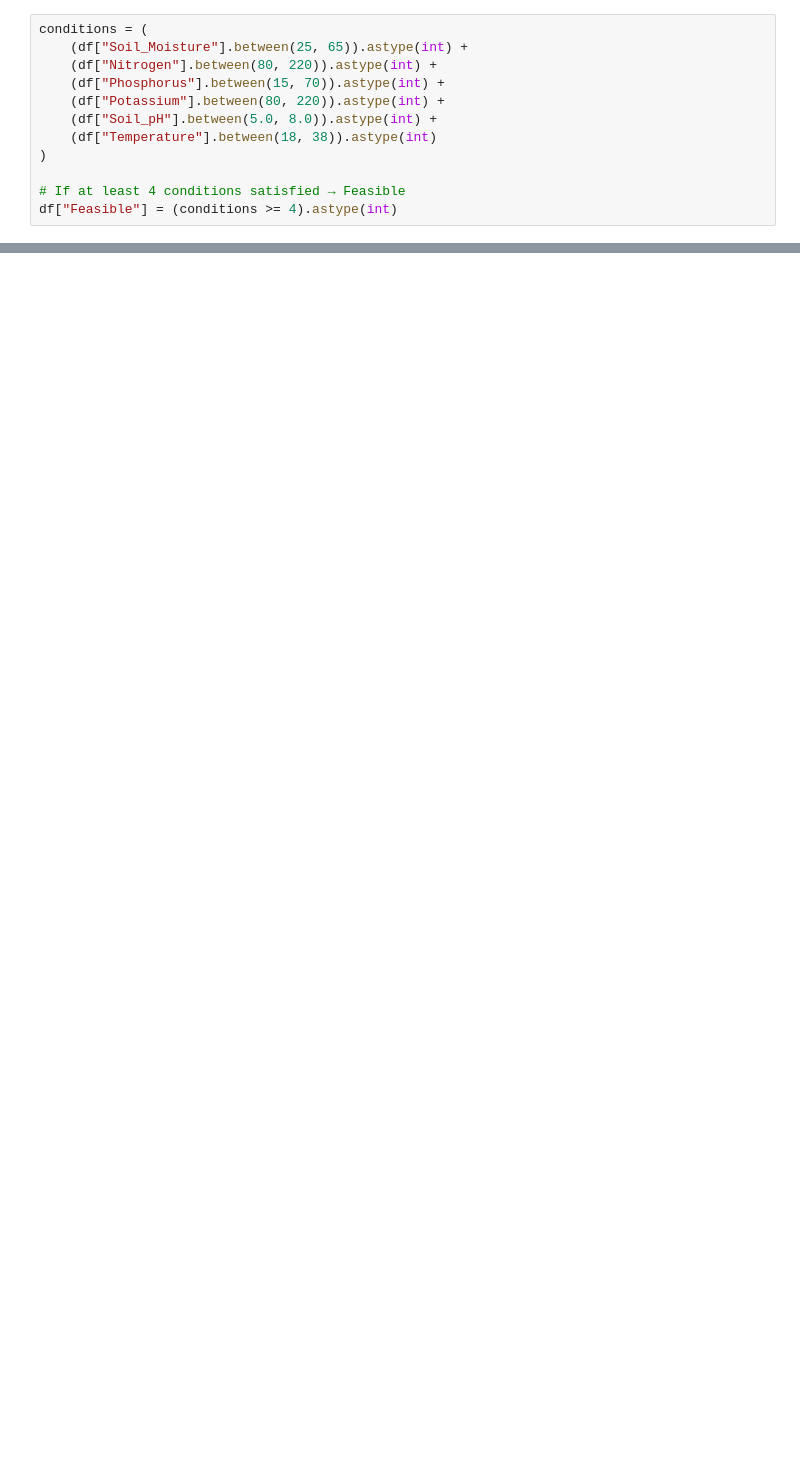
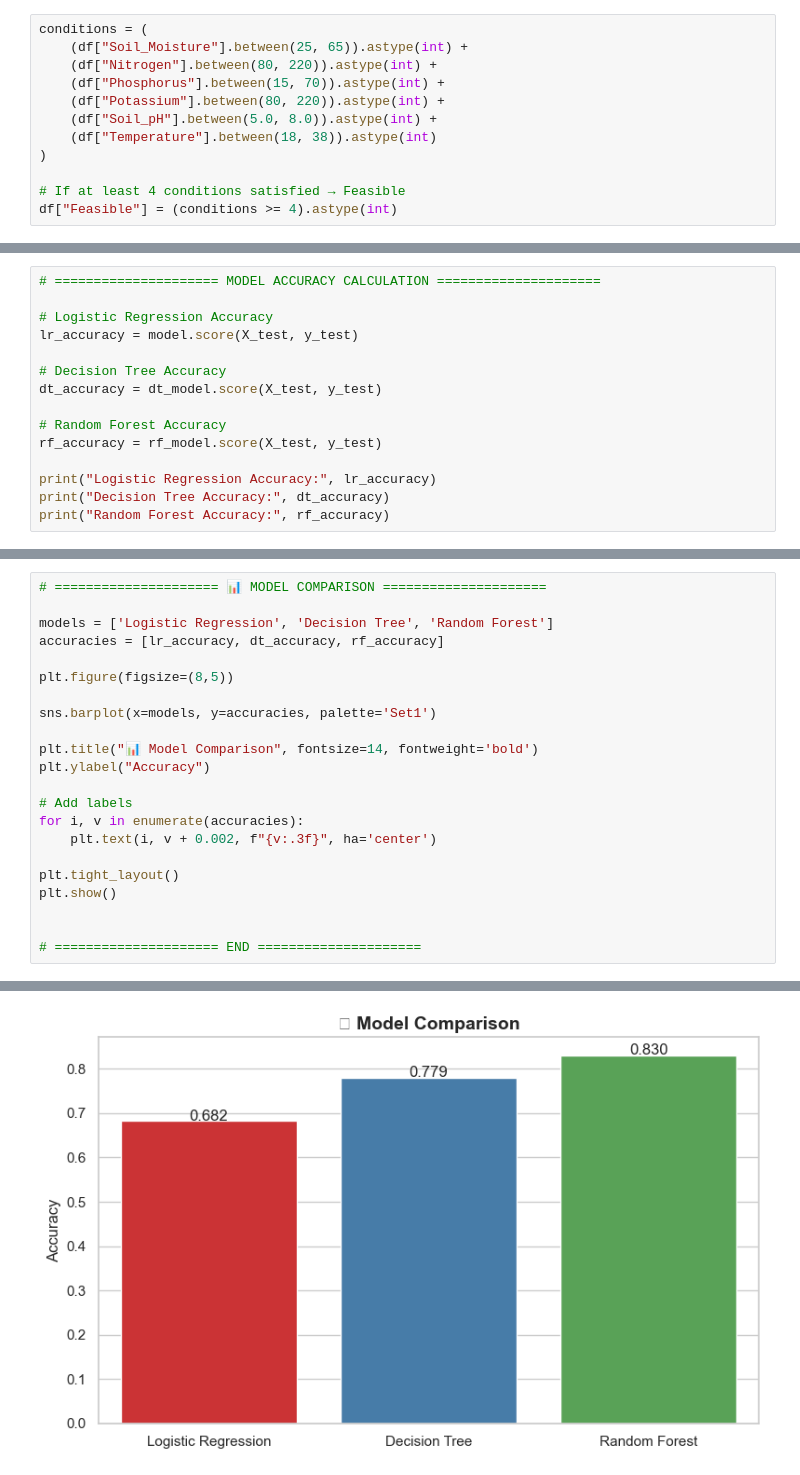
Before and after one commit to vanshikaagarwal23/mango-cultivation-soil-analysis-ml, a Jupyter notebook: model2.ipynb, the cells around one changed output, grey strips where cells are left out. Saved outputs shown, nothing was run; the diff lists cells and outputs as text; blank space fills up the shorter version.

```diff
--- a/model2.ipynb
+++ b/model2.ipynb
@@ -227,0 +508,15 @@ rf_model = RandomForestClassifier(
+# %%
+# ===================== MODEL ACCURACY CALCULATION =====================
+
+# Logistic Regression Accuracy
+lr_accuracy = model.score(X_test, y_test)
+
+# Decision Tree Accuracy
+dt_accuracy = dt_model.score(X_test, y_test)
+
+# Random Forest Accuracy
+rf_accuracy = rf_model.score(X_test, y_test)
+
+print("Logistic Regression Accuracy:", lr_accuracy)
+print("Decision Tree Accuracy:", dt_accuracy)
+print("Random Forest Accuracy:", rf_accuracy)
@@ -227,0 +527,23 @@ rf_model = RandomForestClassifier(
+# %%
+# ===================== 📊 MODEL COMPARISON =====================
+
+models = ['Logistic Regression', 'Decision Tree', 'Random Forest']
+accuracies = [lr_accuracy, dt_accuracy, rf_accuracy]
+
+plt.figure(figsize=(8,5))
+
+sns.barplot(x=models, y=accuracies, palette='Set1')
+
+plt.title("📊 Model Comparison", fontsize=14, fontweight='bold')
+plt.ylabel("Accuracy")
+
+# Add labels
+for i, v in enumerate(accuracies):
+    plt.text(i, v + 0.002, f"{v:.3f}", ha='center')
+
+plt.tight_layout()
+plt.show()
+
+
+# ===================== END =====================
+# %% [output]
@@ -227,0 +553 @@ rf_model = RandomForestClassifier(
+[figure, added]
```
Also changed, not shown: parts of 18 cells of this notebook, 2 other files.
